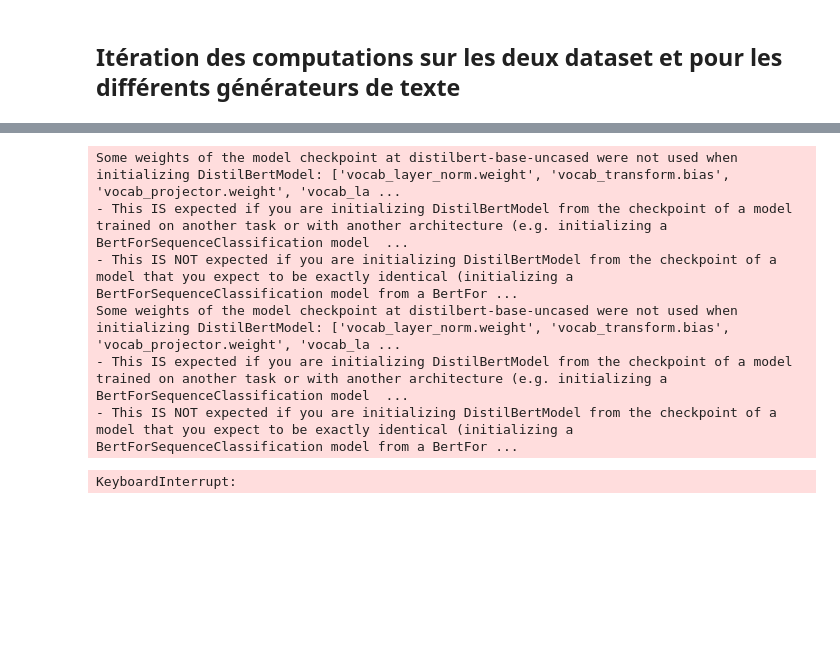
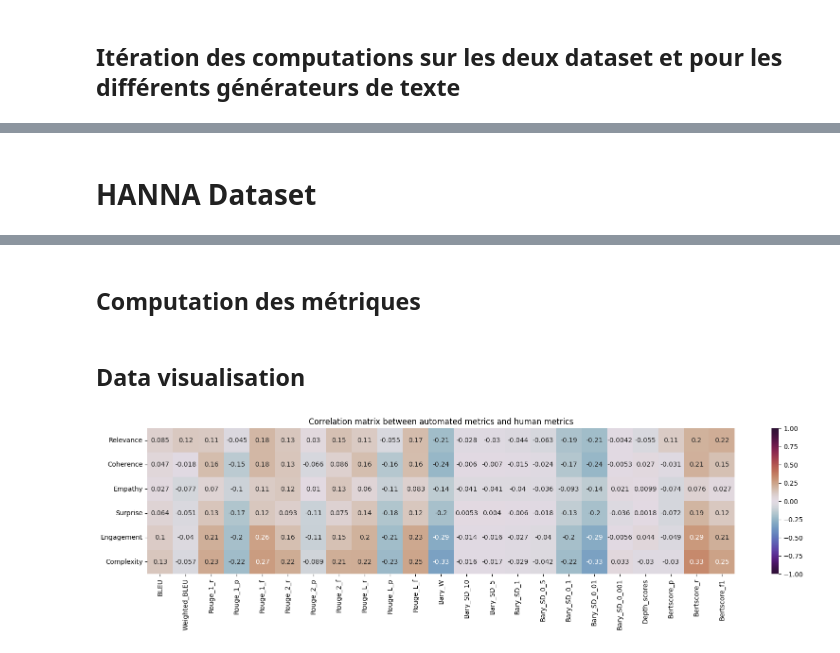
Before and after one commit to Boran-lucas/NLP_project, a Jupyter notebook: benchmark.ipynb, the cells around one changed output, grey strips where cells are left out. Cells and saved outputs as stored; diff of their text form; code cells hidden in the pictures; blank space fills up the shorter version.

```diff
--- a/benchmark.ipynb
+++ b/benchmark.ipynb
@@ -241,8 +243,8 @@ for dataset_name, dataset_path in datasets.items():
     for gen in gens:
         print(f"Generation: {gen}")
 
-        # on effectue des subset car le code tourne sur cpu
-        subset_size = 4
+        # on effectue des subset car le code est trop lourd
+        subset_size = 100
         subset_items = list(dataset.items())[:subset_size]
 
         # créer un dictionnaire à partir des paires clé-valeur
@@ -270,3 +257,5 @@ False
+# %% [markdown]
+# HANNA Dataset
 # %%
 dataset_hanna_path = r"data\hanna\hanna_stories_annotations.csv"
 data = pd.read_csv(dataset_hanna_path)
@@ -278,6 +267,8 @@ data.head()
 | 2 | 0 | When you die the afterlife is an ... | 3,000 years have I been fighting.... | 3,000 years have I been fighting.... | Human | 2 | 2 | 3 | 2 | 2 | ... |
 | 3 | 1 | A new law is enacted that erases ... | “Dad, you 're on TV again !” I he... | “Dad, you 're on TV again !” I he... | Human | 5 | 5 | 3 | 4 | 4 | ... |
 | 4 | 1 | A new law is enacted that erases ... | “Dad, you 're on TV again !” I he... | “Dad, you 're on TV again !” I he... | Human | 5 | 4 | 4 | 4 | 4 | ... |
+# %% [markdown]
+## Computation des métriques
 # %%
 
 def compute_metrics_hanna(csv_file):
@@ -454,11 +445,38 @@ def compute_metrics_hanna(csv_file):
 # Exemple d'utilisation de la fonction
 csv_file = "data\hanna\hanna_stories_annotations.csv"
 result_df = compute_metrics_hanna(csv_file)
-# %% [output]
-Some weights of the model checkpoint at distilbert-base-uncased were not used when initializing DistilBertModel: ['vocab_layer_norm.weight', 'vocab_transform.bias', 'vocab_projector.weight', 'vocab_la ...
-- This IS expected if you are initializing DistilBertModel from the checkpoint of a model trained on another task or with another architecture (e.g. initializing a BertForSequenceClassification model  ...
-- This IS NOT expected if you are initializing DistilBertModel from the checkpoint of a model that you expect to be exactly identical (initializing a BertForSequenceClassification model from a BertFor ...
-Some weights of the model checkpoint at distilbert-base-uncased were not used when initializing DistilBertModel: ['vocab_layer_norm.weight', 'vocab_transform.bias', 'vocab_projector.weight', 'vocab_la ...
-- This IS expected if you are initializing DistilBertModel from the checkpoint of a model trained on another task or with another architecture (e.g. initializing a BertForSequenceClassification model  ...
-- This IS NOT expected if you are initializing DistilBertModel from the checkpoint of a model that you expect to be exactly identical (initializing a BertForSequenceClassification model from a BertFor ...
-KeyboardInterrupt:
+# %% [markdown]
+## Data visualisation
+# %%
+import pandas as pd
+import numpy as np
+import seaborn as sns
+import matplotlib.pyplot as plt
+
+def calculate_correlations(data, human_metrics):
+    # Création d'un DataFrame à partir des données d'entrée
+    df = pd.DataFrame(data)
+
+    # Sélection des colonnes de métriques humaines
+    df_human_metrics = df[human_metrics]
+
+    # Calcul des corrélations entre toutes les colonnes et les métriques humaines
+    correlations = df.corr().filter(human_metrics).drop(human_metrics)
+
+    # Transposition de la matrice de corrélation
+    correlations = correlations.T
+
+    # Affichage de la matrice de corrélation transposée sous forme de heatmap avec des couleurs plus vives
+    plt.figure(figsize=(20, 4))
+    sns.heatmap(correlations, annot=True, cmap="twilight_shifted", vmin=-1, vmax=1)
+    plt.title("Correlation matrix between automated metrics and human metrics")
+    save_path= save_path = os.path.join('figures', f"HANNA_correlation.png")
+    plt.savefig(save_path, bbox_inches='tight')
+    plt.show()
+
+
+# Remplacez 'data' par le nom de votre DataFrame contenant les données de votre dataset
+human_metrics = ["Relevance", "Coherence", "Empathy", "Surprise", "Engagement", "Complexity"]
+calculate_correlations(dfn, human_metrics)
+# %% [output]
+[figure, added]
```
Also changed, not shown: parts of 5 cells of this notebook, 13 other files.
